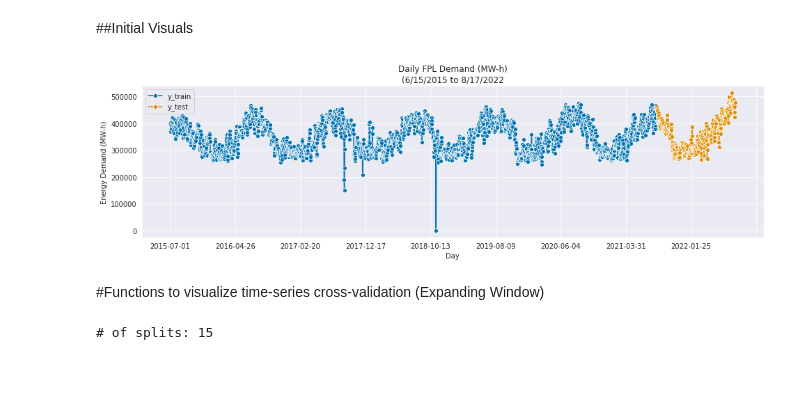
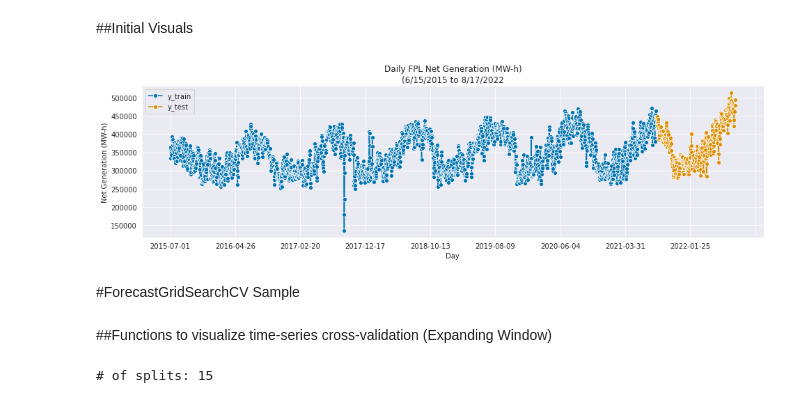
Before and after one commit to g4rr3tt/siads697-capstone, a Jupyter notebook: notebooks/05_energy_forecasting.ipynb, the cells around one changed output. Drawn from its saved outputs; the diff is of its cells as text; code cells hidden in the pictures; blank space fills up the shorter version.

```diff
--- a/notebooks/05_energy_forecasting.ipynb
+++ b/notebooks/05_energy_forecasting.ipynb
@@ -342,6 +307,6 @@ fpl_d_ts.head()
 # %%
 #converting df to a simple date-time series
-fpl_d = pd.Series(fpl_d_ts['FPL_D(MW-h)'].values, index=pd.to_datetime(fpl_d_ts['period']))
-fpl_d
+fpl_ng = pd.Series(fpl_ng_ts['FPL_NG(MW-h)'].values, index=pd.to_datetime(fpl_ng_ts['period']))
+fpl_ng
 # %% [output]
 period
@@ -464,12 +431,12 @@ p-value: 0.04163285710606932
 #Prepping data for SKTIME
 # %%
 ##changing the index type to period:
-fpl_d.index = pd.Series(fpl_d.index, dtype="period[D]")
+fpl_ng.index = pd.Series(fpl_ng.index, dtype="period[D]")
 # %%
 #set frequency to daily
-fpl_d = fpl_d.asfreq(freq='D')
+fpl_ng = fpl_ng.asfreq(freq='D')
 # %%
-y = fpl_d
+y = fpl_ng
 
 #temporal train test split
 y_train, y_test = temporal_train_test_split(y, test_size=365)
@@ -482,14 +449,16 @@ fh = ForecastingHorizon(y_test.index, is_relative=False)
 # %%
 # plotting of train and test data for visualization
 plot_series(y_train, y_test, labels=["y_train", "y_test"])
-plt.title('Daily FPL Demand (MW-h)\n(6/15/2015 to 8/17/2022')
+plt.title('Daily FPL Net Generation (MW-h)\n(6/15/2015 to 8/17/2022')
 plt.xlabel("Day")
-plt.ylabel("Energy Demand (MW-h)")
+plt.ylabel("Net Generation (MW-h)")
 plt.show()
 # %% [output]
-[figure, old version]
+[figure, new version]
+# %% [markdown]
+#ForecastGridSearchCV Sample
 # %% [markdown]
-#Functions to visualize time-series cross-validation (Expanding Window)
+##Functions to visualize time-series cross-validation (Expanding Window)
 # %%
 '''
 This function came from this article:
```
Also changed, not shown: parts of 76 cells of this notebook.
